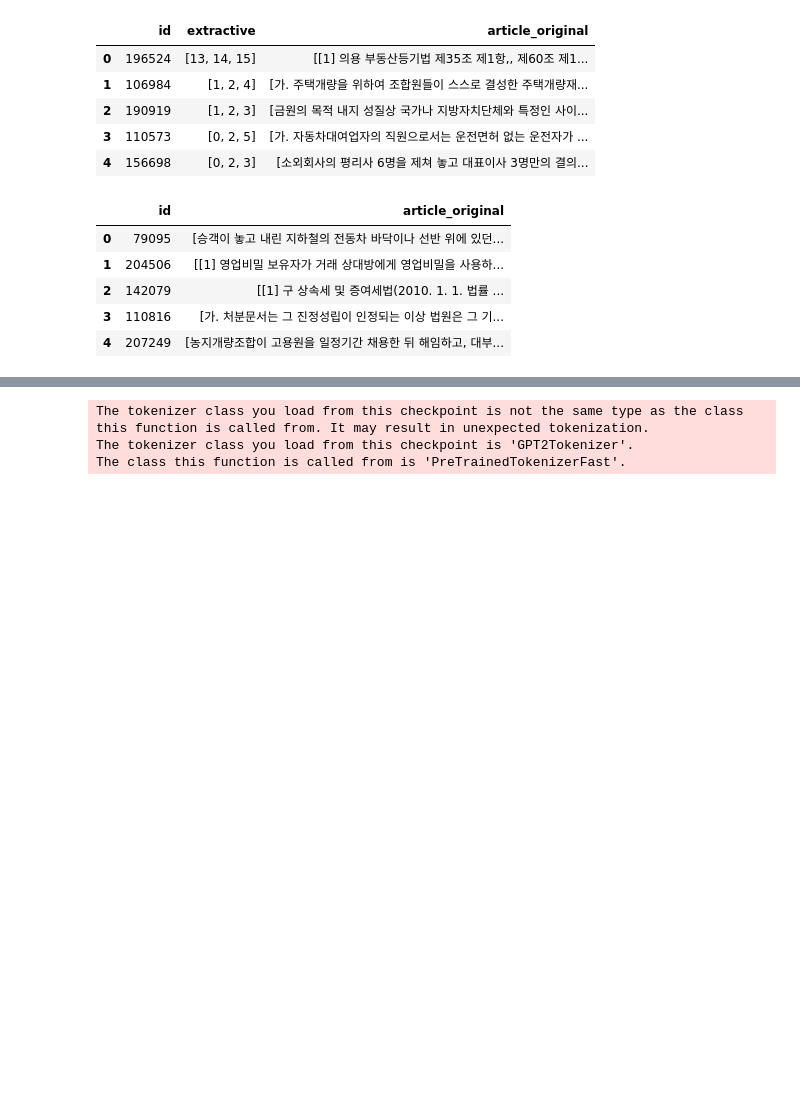
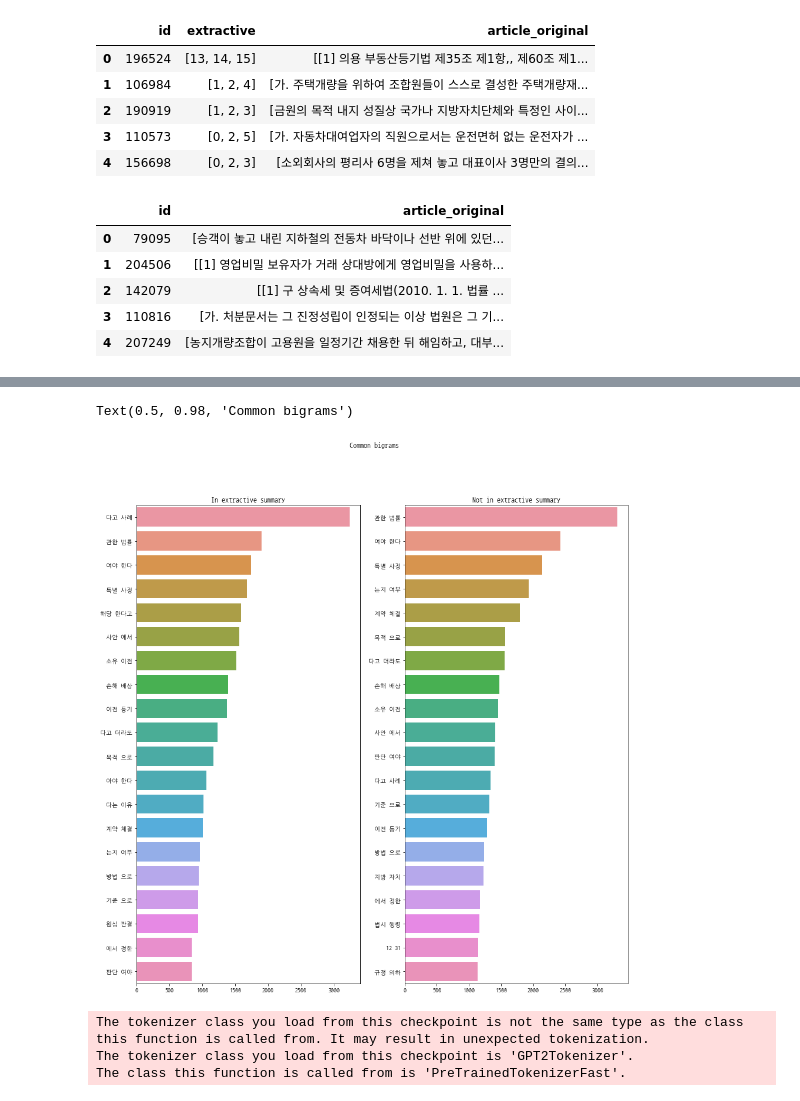
Before and after one commit to RyanKor/ko-nlp-legal-docs-summary, a Jupyter notebook: EDA.ipynb, the cells around one changed output, grey strips where cells are left out. Drawn from its saved outputs; the diff is of its cells as text; code cells hidden in the pictures; blank space fills up the shorter version.

```diff
--- a/EDA.ipynb
+++ b/EDA.ipynb
@@ -50,3 +118,28 @@ plt.bar(label_cnt.keys(), label_cnt.values(),color='g')
+# %%
+# 요약문과 요약문이 아닌 글에서 단어 빈도를 비교 시각화
+
+from konlpy.tag import Mecab
+tokenizer = Mecab()
+
+fig,ax=plt.subplots(1,2,figsize=(15,15))
+
+doc = train['extractive_sents'].apply(lambda tmp_list: ' '.join(tmp_list) )
+doc = doc.apply(lambda sent: ' '.join(tokenizer.morphs(sent)))
+top_n_bigrams=get_top_ngram(doc,2)[:20]
+x,y=map(list,zip(*top_n_bigrams))
+sns.barplot(x=y,y=x,ax=ax[0]).set_title('In extractive summary') # ,color=colors[i+1]
+
+doc = train['no_extractive_sents'].apply(lambda tmp_list: ' '.join(tmp_list) )
+doc = doc.apply(lambda sent: ' '.join(tokenizer.morphs(sent)))
+top_n_bigrams=get_top_ngram(doc,2)[:20]
+x,y=map(list,zip(*top_n_bigrams))
+sns.barplot(x=y,y=x,ax=ax[1]).set_title('Not in extractive summary') # ,color=colors[i+1]
+
+
+fig.suptitle("Common bigrams")
+# %% [output]
+Text(0.5, 0.98, 'Common bigrams')
+[figure, added]
 # %%
 from transformers import PreTrainedTokenizerFast
 
```
Also changed, not shown: parts of 10 cells of this notebook.
